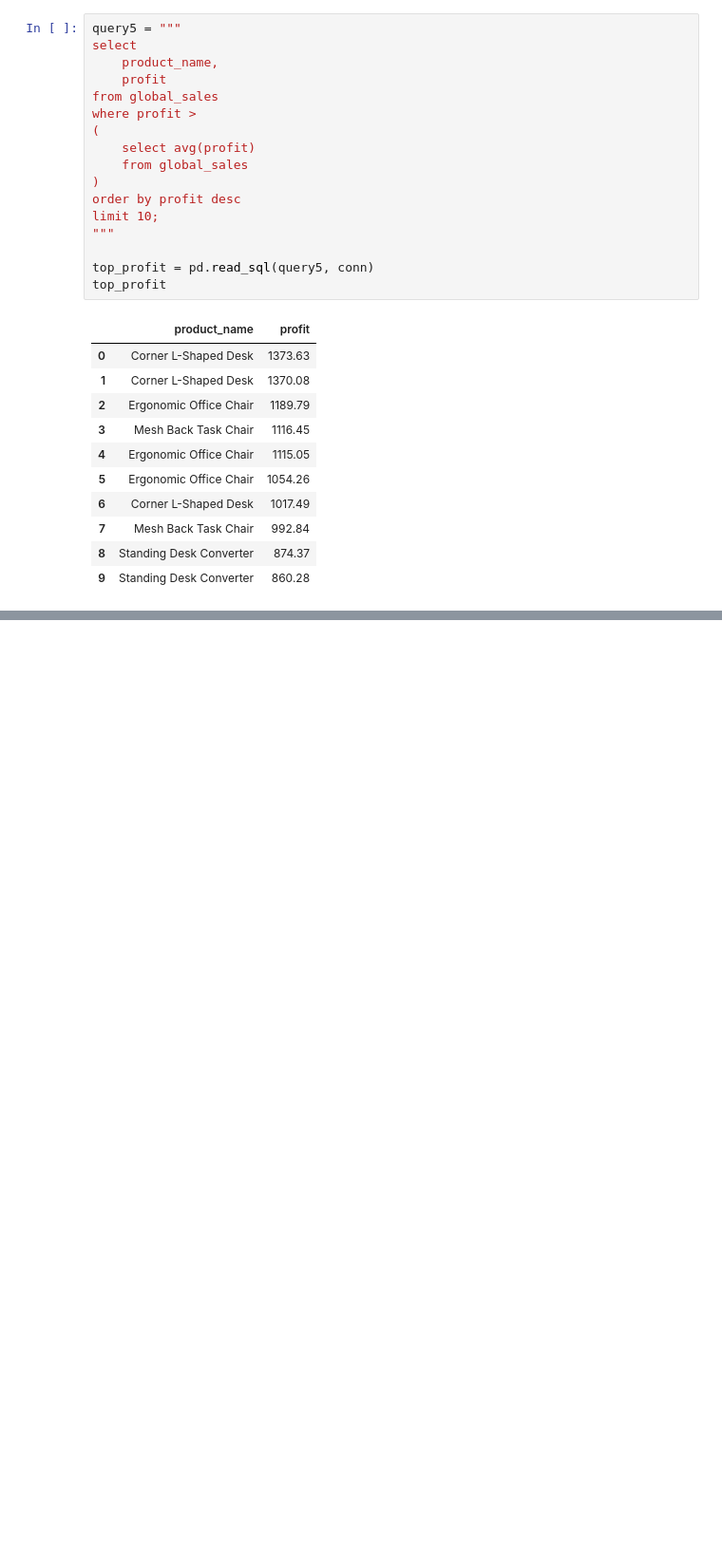
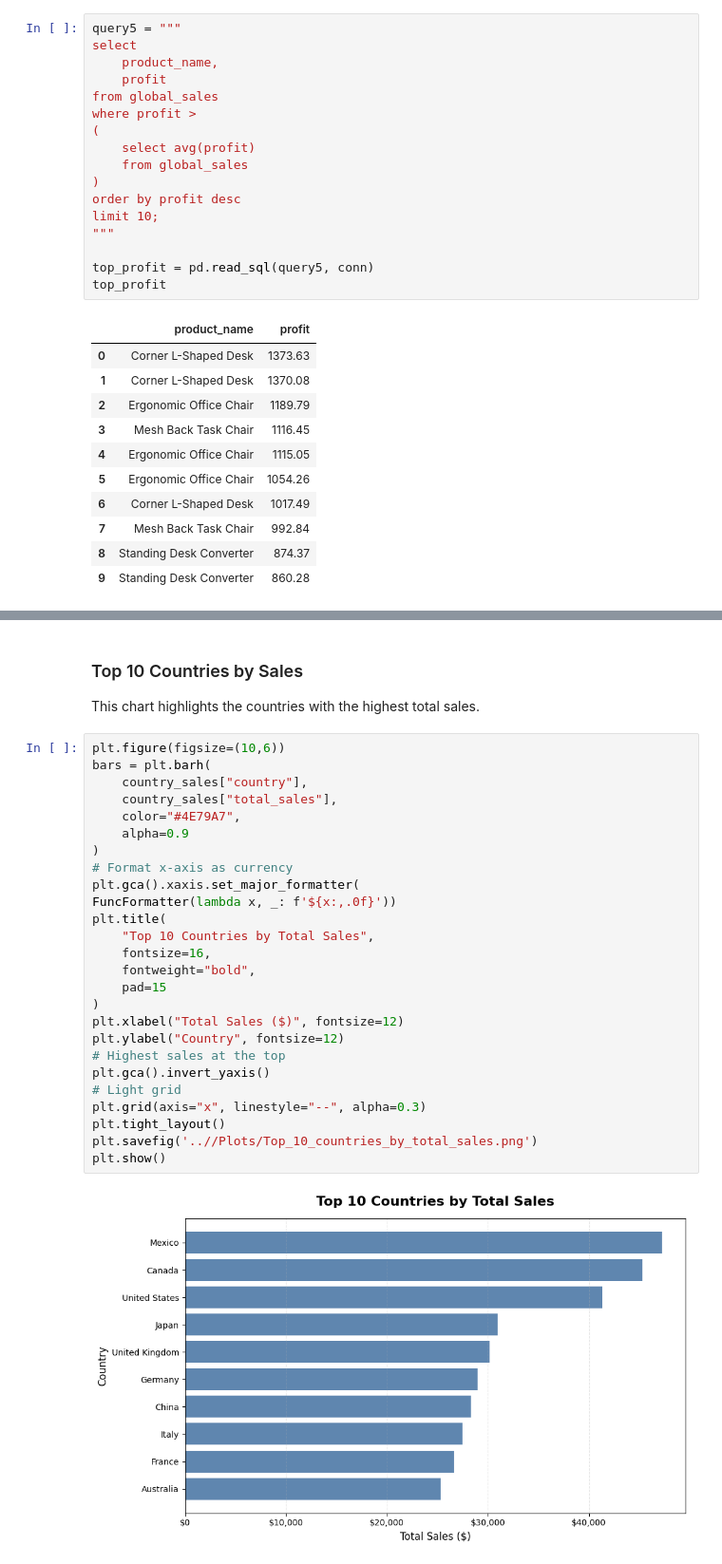
Before and after one commit to KiruthigaSidharthan/Global_Ecommerce_Sales_Analysis, a Jupyter notebook: Notebooks/Ecommerce_Sales_Transaction_Analysis.ipynb, the cells around one changed output, grey strips where cells are left out. Shown at 95% size. Drawn from its saved outputs; the diff is of its cells as text; blank space fills up the shorter version.

```diff
--- a/Notebooks/Ecommerce_Sales_Transaction_Analysis.ipynb
+++ b/Notebooks/Ecommerce_Sales_Transaction_Analysis.ipynb
@@ -688,0 +781,32 @@ top_profit
+# %% [markdown]
+### Top 10 Countries by Sales
+
+This chart highlights the countries with the highest total sales.
+# %%
+plt.figure(figsize=(10,6))
+bars = plt.barh(
+    country_sales["country"],
+    country_sales["total_sales"],
+    color="#4E79A7",
+    alpha=0.9
+)
+# Format x-axis as currency
+plt.gca().xaxis.set_major_formatter(
+FuncFormatter(lambda x, _: f'${x:,.0f}'))
+plt.title(
+    "Top 10 Countries by Total Sales",
+    fontsize=16,
+    fontweight="bold",
+    pad=15
+)
+plt.xlabel("Total Sales ($)", fontsize=12)
+plt.ylabel("Country", fontsize=12)
+# Highest sales at the top
+plt.gca().invert_yaxis()
+# Light grid
+plt.grid(axis="x", linestyle="--", alpha=0.3)
+plt.tight_layout()
+plt.savefig('..//Plots/Top_10_countries_by_total_sales.png')
+plt.show()
+# %% [output]
+[figure, added]
```
Also changed, not shown: parts of 17 cells of this notebook, 6 other files.
